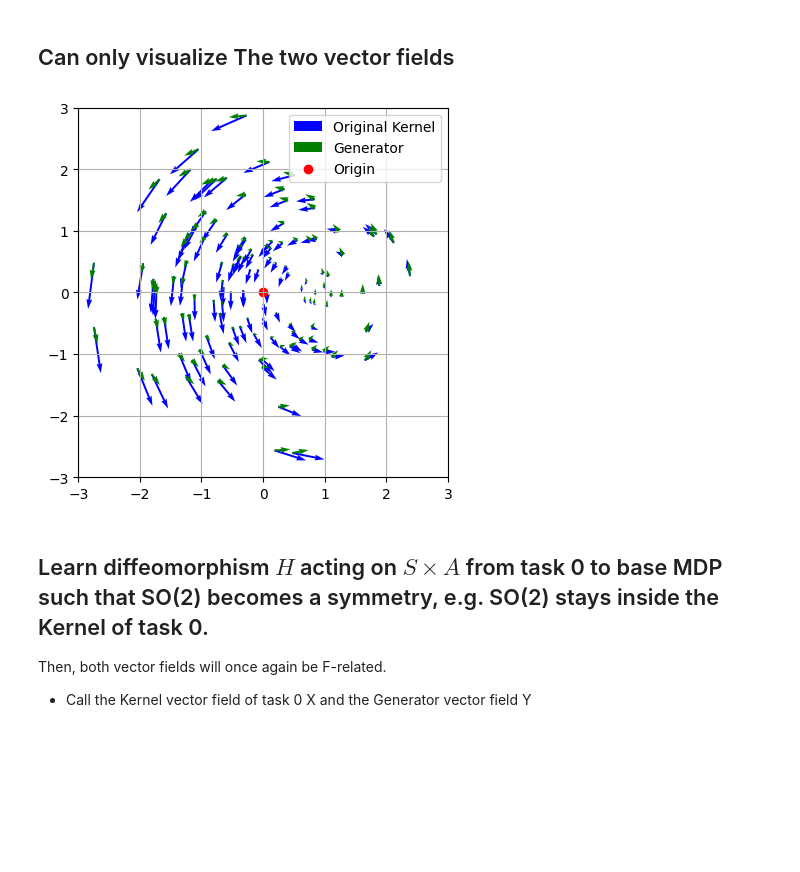
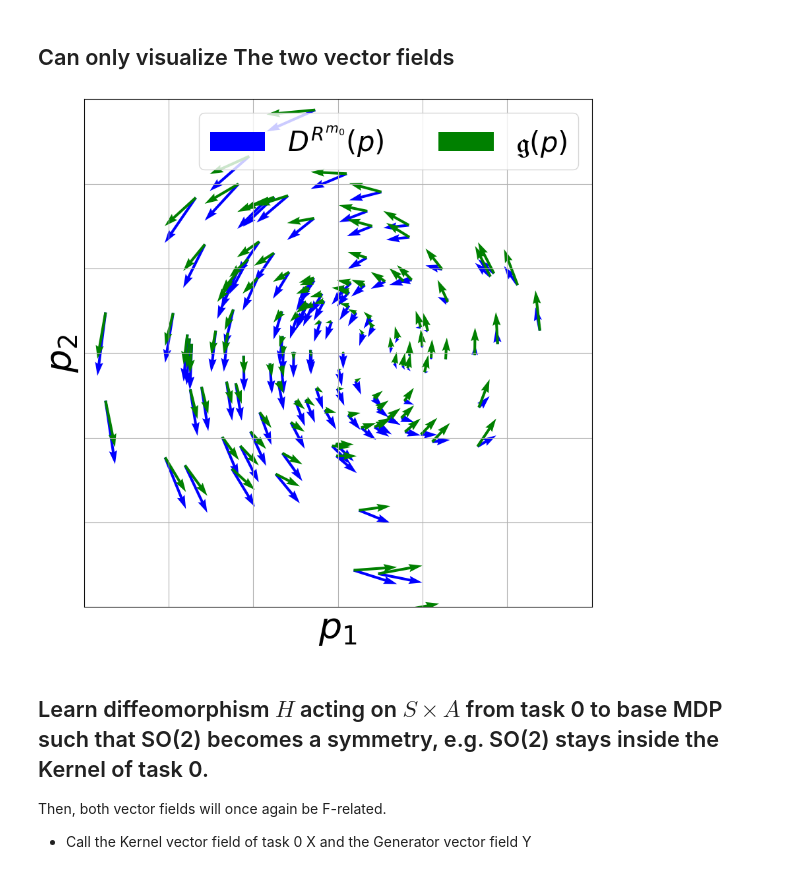
Before and after one commit to PaulNitschke/geo_meta_rl, a Jupyter notebook: differential_task_inference.ipynb, the cells around one changed output. Saved outputs shown, nothing was run; the diff lists cells and outputs as text; code cells hidden in the pictures; blank space fills up the shorter version.

```diff
--- a/differential_task_inference.ipynb
+++ b/differential_task_inference.ipynb
@@ -16,7 +16,7 @@
 import warnings
 from typing import Tuple, Optional, Callable
 
-from constants import DTYPE
+from constants import DTYPE, FIG_HEIGHT, LABEL_FONT_SIZE
 import torch as th
 RANDOM_SEED=41
 th.manual_seed(RANDOM_SEED)
@@ -32,7 +32,8 @@ def sample_kernel_samples_from_task(task_goal: th.tensor,
 N_SAMPLES=250
 STATE_DIM=2
 TASK_GOALS = []
-for k in range(8):
+N_TASKS=8
+for k in range(N_TASKS):
     angle = th.tensor(2 * th.pi * k / 8, dtype=DTYPE)
     TASK_GOALS.append(th.tensor([th.cos(angle), th.sin(angle)], dtype=DTYPE))
 # %% [markdown]
@@ -324,24 +492,28 @@ Is W a symmetry of Kernel? Yes if and only if norm of orthogonal complement of g
 # %%
 H_identity_tensor=th.tensor([[1,0,0], [0,1,0]], dtype=DTYPE)
 H_learned_func=lambda p: th.matmul(H_identity_tensor.detach(), th.cat([p, th.tensor([1.0], dtype=DTYPE)]))[:STATE_DIM] #discard bias term
 
 kernel_samples, generator_samples=push_forward_vector_field(ps=ps,
                                                                H_func=H_learned_func,
                                                                vf_1_vec=base_task_vf_1_callable_batched,
                                                                vf_2_vec=generator_vf_1_callable_batched
                                                                )
 
 import matplotlib.pyplot as plt
-plt.quiver(ps[:,0], ps[:,1], kernel_samples[:,0], kernel_samples[:,1], angles='xy', scale_units='xy', scale=5, color='blue', label="Original Kernel")
-plt.quiver(ps[:,0], ps[:,1], generator_samples[:,0], generator_samples[:,1], angles='xy', scale_units='xy', scale=5, color='green', label="Generator")
-plt.scatter(0,0, label="Origin", color="red")
+plt.figure(figsize=(FIG_HEIGHT, FIG_HEIGHT))
+plt.quiver(ps[:,0], ps[:,1], kernel_samples[:,0], kernel_samples[:,1], angles='xy', scale_units='xy', scale=5, color='blue', label="$D^{R^{m_0}}(p)$")
+plt.quiver(ps[:,0], ps[:,1], generator_samples[:,0], generator_samples[:,1], angles='xy', scale_units='xy', scale=2.5, color='green', label="$\mathfrak{g}(p)$")
 plt.xlim(-3, 3)
 plt.ylim(-3, 3)
+plt.xlabel("$p_1$", fontsize=2*LABEL_FONT_SIZE)
+plt.ylabel("$p_2$", fontsize=2*LABEL_FONT_SIZE)
 plt.gca().set_aspect('equal')
-plt.legend()
+plt.tick_params(axis='x', which='both', bottom=False, top=False, labelbottom=False)
+plt.tick_params(axis='y', which='both', left=False, right=False, labelleft=False)
+plt.legend(ncols=3, fontsize=1.5*LABEL_FONT_SIZE)
 plt.grid()
 # %% [output]
-[figure, old version]
+[figure, new version]
 # %% [markdown]
 ## Learn diffeomorphism $H$ acting on $S \times A$ from task 0 to base MDP such that SO(2) becomes a symmetry, e.g. SO(2) stays inside the Kernel of task 0.
 Then, both vector fields will once again be F-related.
```
Also changed, not shown: parts of 21 cells of this notebook, 13 other files.
